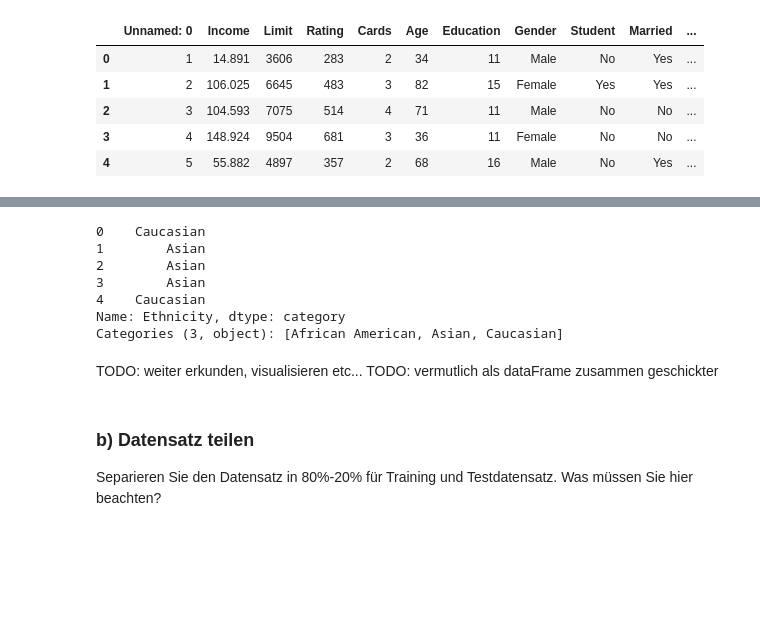
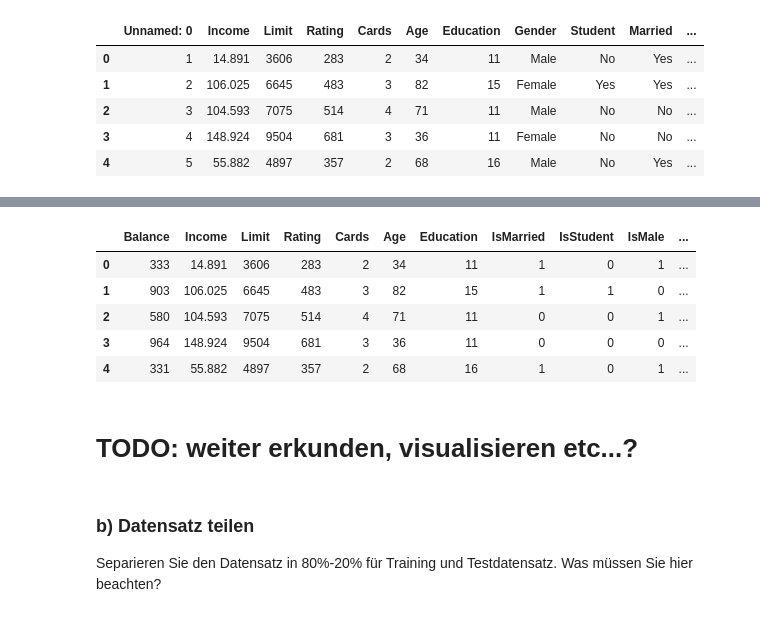
Before and after one commit to tecoKIT/smart-data-analytics, a Jupyter notebook: Uebung1/Exercise4_Carmen.ipynb, the cells around one changed output, grey strips where cells are left out. Cells and saved outputs as stored; diff of their text form; code cells hidden in the pictures; blank space fills up the shorter version.

Commit message:
a soweit fertig bis auf evtl. weiter erkunden, f fertig bis auf Berechnungen

```diff
--- a/Uebung1/Exercise4_Carmen.ipynb
+++ b/Uebung1/Exercise4_Carmen.ipynb
@@ -34,0 +142,7 @@ data.head()
+# %%
+# create dummies
+african_american = pd.get_dummies(ethnicity_raw == "African American")
+asian = pd.get_dummies(ethnicity_raw == "Asian")
+caucasian = pd.get_dummies(ethnicity_raw == "Caucasian")
+
+african_american.head()
@@ -34,0 +156,4 @@ data.head()
+# %%
+# select one dummy for african_american
+is_african_american = african_american[[1]]
+is_african_american.head()
@@ -34,0 +167,4 @@ data.head()
+# %%
+# rename column of is_african_american
+is_african_american.rename(columns = {True : "IsAfricanAmerican"}, inplace = True)
+is_african_american.head()
@@ -34,0 +178,8 @@ data.head()
+# %%
+# select one dummy for asian and caucasian
+is_asian = asian[[1]]
+is_caucasian = caucasian[[1]]
+
+# rename columns
+is_asian.rename(columns = {True : "IsAsian"}, inplace = True)
+is_caucasian.rename(columns = {True : "IsCaucasian"}, inplace = True)
@@ -35,33 +193,36 @@ data.head()
+# %%
+# create dataframe with all variables
+data = pd.concat([data_without_categorical_variables, is_asian, is_caucasian, is_african_american], axis = 1, join = 'inner')
+data.head()
+# %% [output]
+|  | Balance | Income | Limit | Rating | Cards | Age | Education | IsMarried | IsStudent | IsMale | ... |
+| 0 | 333 | 14.891 | 3606 | 283 | 2 | 34 | 11 | 1 | 0 | 1 | ... |
+| 1 | 903 | 106.025 | 6645 | 483 | 3 | 82 | 15 | 1 | 1 | 0 | ... |
+| 2 | 580 | 104.593 | 7075 | 514 | 4 | 71 | 11 | 0 | 0 | 1 | ... |
+| 3 | 964 | 148.924 | 9504 | 681 | 3 | 36 | 11 | 0 | 0 | 0 | ... |
+| 4 | 331 | 55.882 | 4897 | 357 | 2 | 68 | 16 | 1 | 0 | 1 | ... |
 # %%
 # extract features
 
 # target variable, integer
-balance = np.array(data["Balance"])
+#balance = np.array(data["Balance"])
 
 # integer
-limit = np.array(data["Limit"])
-rating = np.array(data["Rating"])
-cards = np.array(data["Cards"])
-age = np.array(data["Age"])
-education = np.array(data["Education"])
+#limit = np.array(data["Limit"])
+#rating = np.array(data["Rating"])
+#cards = np.array(data["Cards"])
+#age = np.array(data["Age"])
+#education = np.array(data["Education"])
 
 # float
-income = np.array(data["Income"])
+#income = np.array(data["Income"])
 
 
 # binary, converted to dummy dataframe
-gender_df = pd.get_dummies(data["Gender"]) # np.array(pd.get_dummies(data["Gender"]))
-student_df = pd.get_dummies(data["Student"]) # np.array(pd.get_dummies(data["Student"]))
-married_df = pd.get_dummies(data["Married"])
+#gender_df = pd.get_dummies(data["Gender"]) # np.array(pd.get_dummies(data["Gender"]))
+#student_df = pd.get_dummies(data["Student"]) # np.array(pd.get_dummies(data["Student"]))
+#married_df = pd.get_dummies(data["Married"])
 
 # categorical
-ethnicity_raw = pd.Series(data["Ethnicity"], dtype="category")
-ethnicity_raw.head()
+#ethnicity_raw = pd.Series(data["Ethnicity"], dtype="category")
+#ethnicity_raw.head()
-# %% [output]
-0    Caucasian
-1        Asian
-2        Asian
-3        Asian
-4    Caucasian
-Name: Ethnicity, dtype: category
-Categories (3, object): [African American, Asian, Caucasian]
@@ -75,6 +229,5 @@ caucasian_df = pd.get_dummies(ethnicity_raw == "Caucasian")
 # %% [markdown]
-TODO: weiter erkunden, visualisieren etc...
-TODO: vermutlich als dataFrame zusammen geschickter
+# TODO: weiter erkunden, visualisieren etc...?
 # %% [markdown]
 ### b) Datensatz teilen
 Separieren Sie den Datensatz in 80%-20% für Training und Testdatensatz. Was müssen Sie hier beachten?
```
Also changed, not shown: parts of 18 cells of this notebook.
